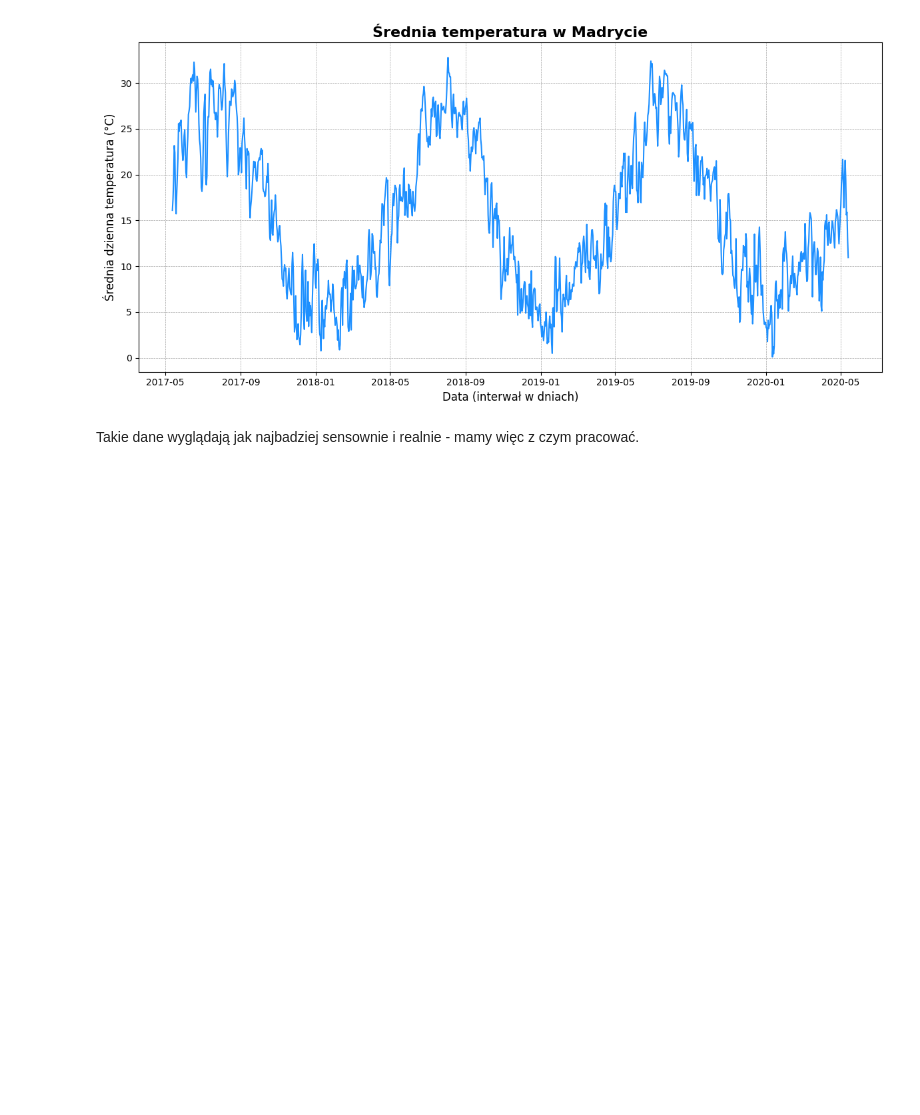
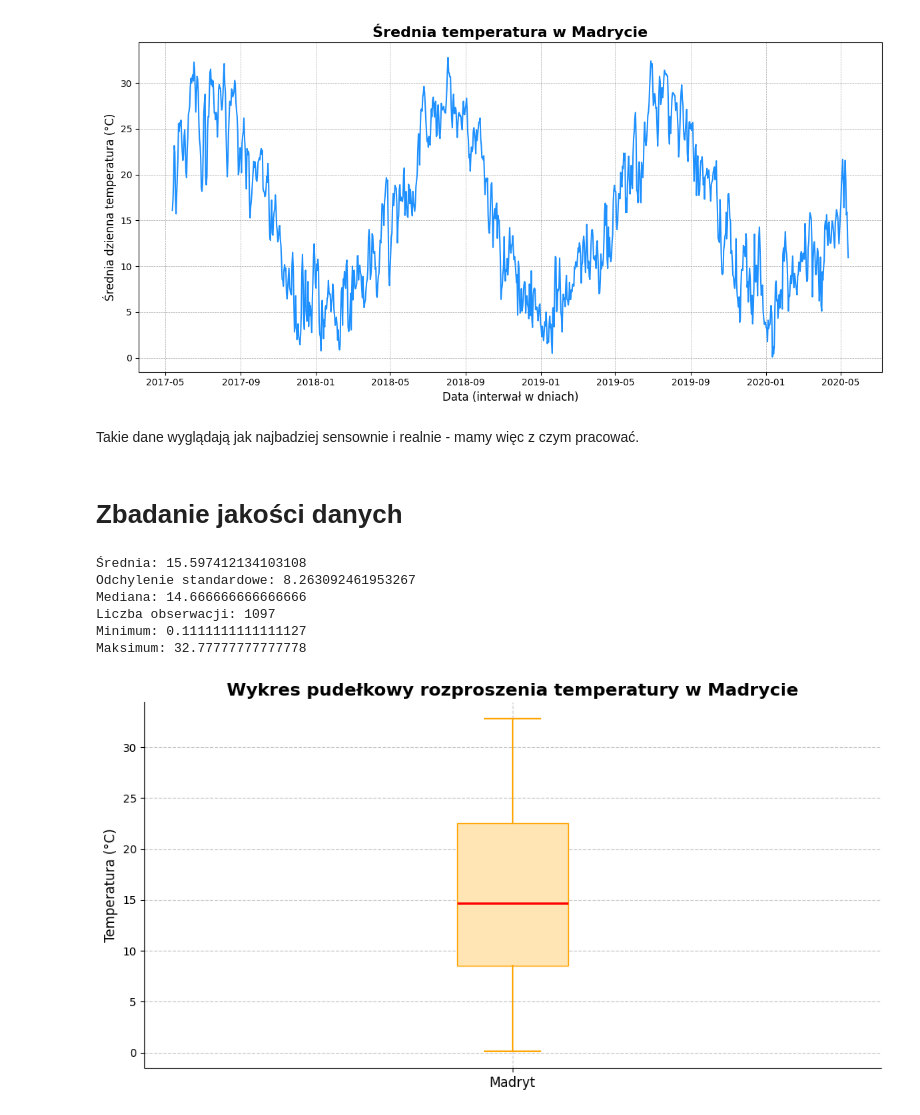
Before and after one commit to mathieuboro/Raport_ARMA_Computer_Analysis_of_Time_Series, a Jupyter notebook: raport.ipynb, the cells around one changed output. Saved outputs shown, nothing was run; the diff lists cells and outputs as text; code cells hidden in the pictures; blank space fills up the shorter version.

```diff
--- a/raport.ipynb
+++ b/raport.ipynb
@@ -173,3 +172,49 @@ plt.show()
 [figure]
 # %% [markdown]
 Takie dane wyglądają jak najbadziej sensownie i realnie - mamy więc z czym pracować.
+# %% [markdown]
+# Zbadanie jakości danych
+# %%
+data = madrid_data['AvgTemperature']
+srednia = np.mean(data)
+odchylenie = np.std(data)
+mediana = np.median(data)
+ilosc_danych = len(data)
+minimum = np.min(data)
+maksimum = np.max(data)
+
+print(f"Średnia: {srednia}")
+print(f"Odchylenie standardowe: {odchylenie}")
+print(f"Mediana: {mediana}")
+print(f"Liczba obserwacji: {ilosc_danych}")
+print(f"Minimum: {minimum}")
+print(f"Maksimum: {maksimum}")
+
+
+plt.figure(figsize=(12, 6))
+
+box = plt.boxplot(
+    data,
+    patch_artist=True,
+    boxprops=dict(facecolor='#ffe5b4', color='orange'),
+    whiskerprops=dict(color='orange', linewidth=1.5),
+    capprops=dict(color='orange', linewidth=1.5),
+    medianprops=dict(color='red', linewidth=2)
+)
+
+plt.title('Wykres pudełkowy rozproszenia temperatury w Madrycie', fontsize=16, fontweight='bold')
+plt.ylabel('Temperatura (°C)', fontsize=12)
+plt.xticks(ticks=[1], labels=['Madryt'], fontsize=12)
+
+plt.grid(True, linestyle='--', alpha=0.7)
+plt.gca().spines['top'].set_visible(False)
+plt.gca().spines['right'].set_visible(False)
+plt.show()
+# %% [output]
+Średnia: 15.597412134103108
+Odchylenie standardowe: 8.263092461953267
+Mediana: 14.666666666666666
+Liczba obserwacji: 1097
+Minimum: 0.1111111111111127
+Maksimum: 32.77777777777778
+[figure, added]
```
Also changed, not shown: parts of 7 cells of this notebook.
